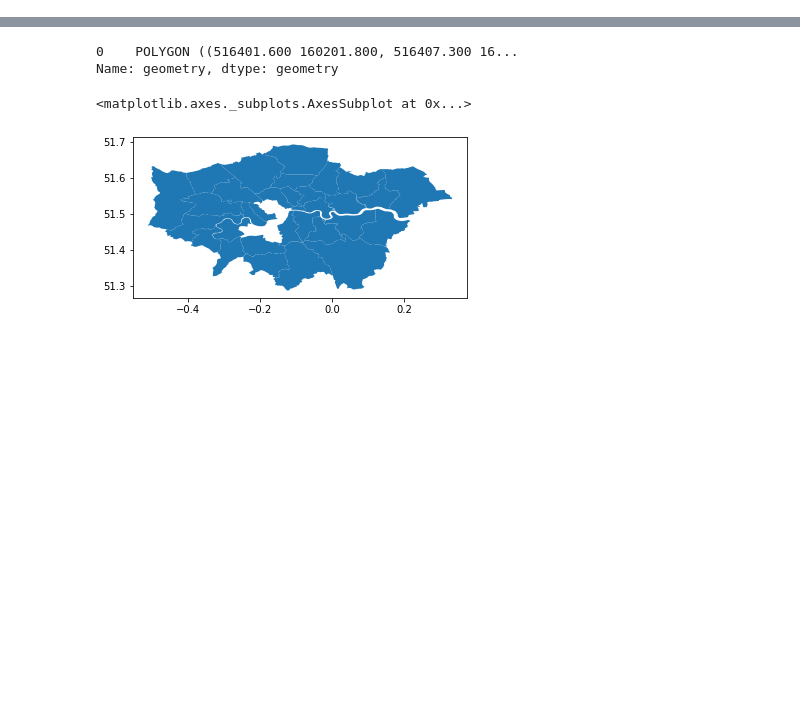
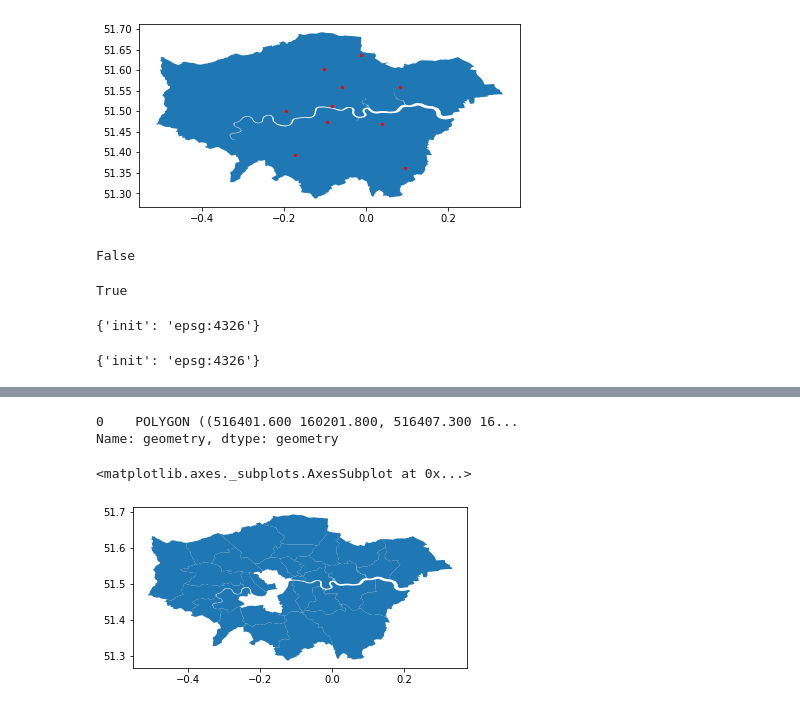
Before and after one commit to ONSdigital/SDG_11.2.1, a Jupyter notebook: SDG_11.2.1.ipynb, the cells around one changed output, grey strips where cells are left out. Saved outputs shown, nothing was run; the diff lists cells and outputs as text; code cells hidden in the pictures; blank space fills up the shorter version.

```diff
--- a/SDG_11.2.1.ipynb
+++ b/SDG_11.2.1.ipynb
@@ -125,0 +91,3 @@ london_lads.crs
+# %%
+## Some stops in London contain the code 49001, will use that to filter for the moment
+some_stops_in_LND = stops_geo_df[stops_geo_df.stop_id.str.contains('49001')].sample(10)
@@ -125,0 +146,8 @@ london_lads.crs
+# %%
+# Make a polygon to border the whole of London
+## make a temp dataframe
+_ = lond_districts
+## make an extra column 'city_name' on which to dissolve on, making them all the same value, 'London'
+_.loc[:,'city_name'] = 'London'
+# ## make the polygon with dissolve, using city_name
+whole_london_poly = _.dissolve(by='city_name')
@@ -125,0 +165,31 @@ london_lads.crs
+# %%
+## plot the whole_london_poly polygon
+fig, ax = plt.subplots()
+_ =  whole_london_poly.plot(ax=ax)
+_ = some_stops_in_LND.plot(ax=ax, color='red', markersize=5)
+plt.tight_layout()
+# %% [output]
+[figure, added]
+# %%
+### Some of these stops are within London, but using "within" or "contains" gives all false
+any(some_stops_in_LND.within(whole_london_poly))
+any(whole_london_poly.contains(some_stops_in_LND))
+## but actually all of these stops are within the london polygon
+# %% [output]
+False
+# %%
+#  checking if the CRS is the same in each DF.
+whole_london_poly.crs == some_stops_in_LND.crs
+# the crs is the same
+# %% [output]
+True
+# %%
+#  Checking the CRS of Stops
+some_stops_in_LND.crs
+# %% [output]
+{'init': 'epsg:4326'}
+# %%
+#  Checking the CRS of London_lads
+whole_london_poly.crs
+# %% [output]
+{'init': 'epsg:4326'}
```
Also changed, not shown: parts of 35 cells of this notebook.
